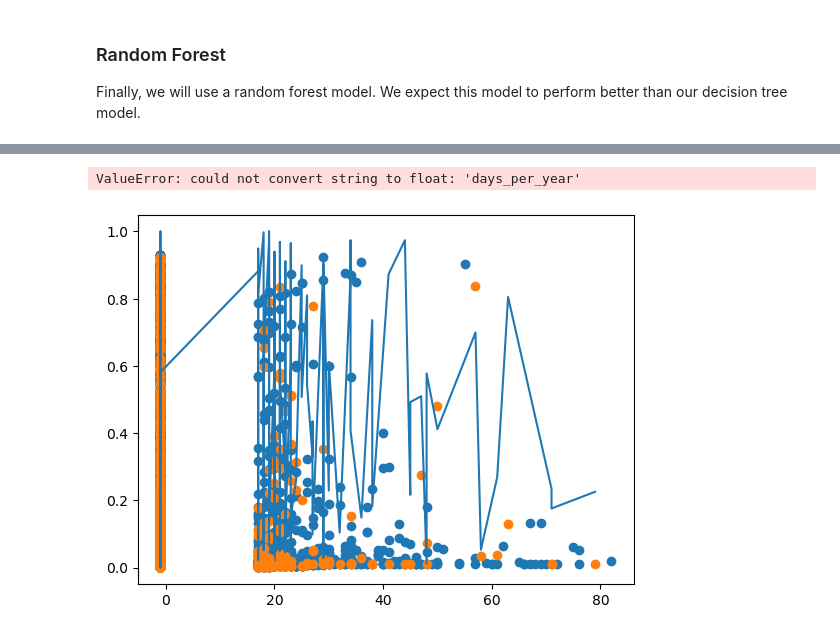
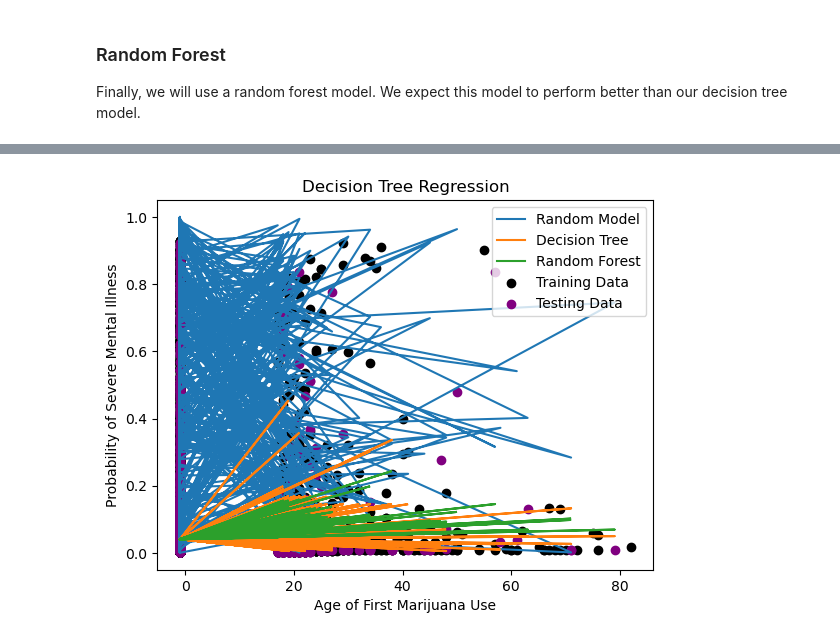
Before and after one commit to anly501/dsan-5000-project-mfgeary, a Jupyter notebook: dsan-website/5000-website/decision-tree/regression/regression.ipynb, the cells around one changed output, grey strips where cells are left out. Drawn from its saved outputs; the diff is of its cells as text; code cells hidden in the pictures.

```diff
--- a/dsan-website/5000-website/decision-tree/regression/regression.ipynb
+++ b/dsan-website/5000-website/decision-tree/regression/regression.ipynb
@@ -333,18 +332,17 @@ Random Forest R2:  0.009146656037627543
 # %%
 from matplotlib import pyplot as plt
 
 plt.figure()
-plt.scatter(train_features['mjage'], train_labels, label='Training Data')
-plt.scatter(test_features['mjage'], test_labels, label='Testing Data')
-plt.plot(sorted(test_features['mjage']), rand_pred, label='Random Model')
-plt.plot(sorted(test_features['mjage']), decision_tree.predict(sorted(test_features)), label='Decision Tree')
-plt.plot(sorted(test_features['mjage']), random_forest.predict(sorted(test_features)), label='Random Forest')
+plt.plot(test_features['mjage'], rand_pred, label='Random Model')
+plt.plot(test_features['mjage'], decision_tree_pred, label='Decision Tree')
+plt.plot(test_features['mjage'], random_forest_pred, label='Random Forest')
+plt.scatter(train_features['mjage'], train_labels, label='Training Data', color='k')
+plt.scatter(test_features['mjage'], test_labels, label='Testing Data', color='purple')
 
 plt.xlabel('Age of First Marijuana Use')
 plt.ylabel('Probability of Severe Mental Illness')
 plt.title('Decision Tree Regression')
 plt.legend()
 plt.show()
 # %% [output]
-ValueError: could not convert string to float: 'days_per_year'
-[figure, old version]
+[figure, new version]
```
Also changed, not shown: parts of 4 cells of this notebook, 20 other files.
